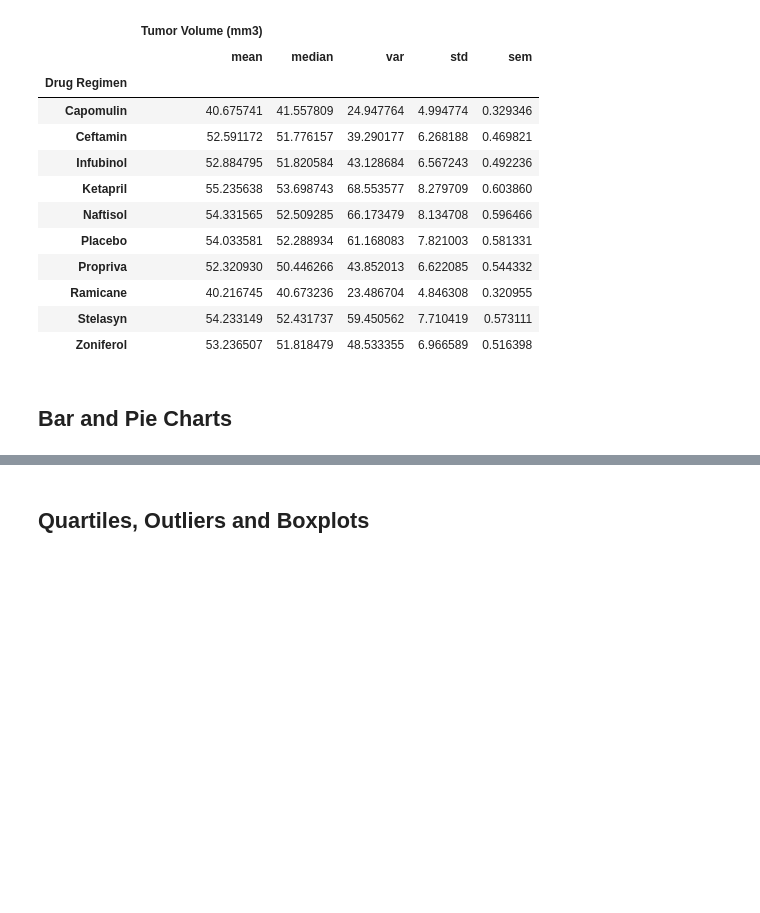
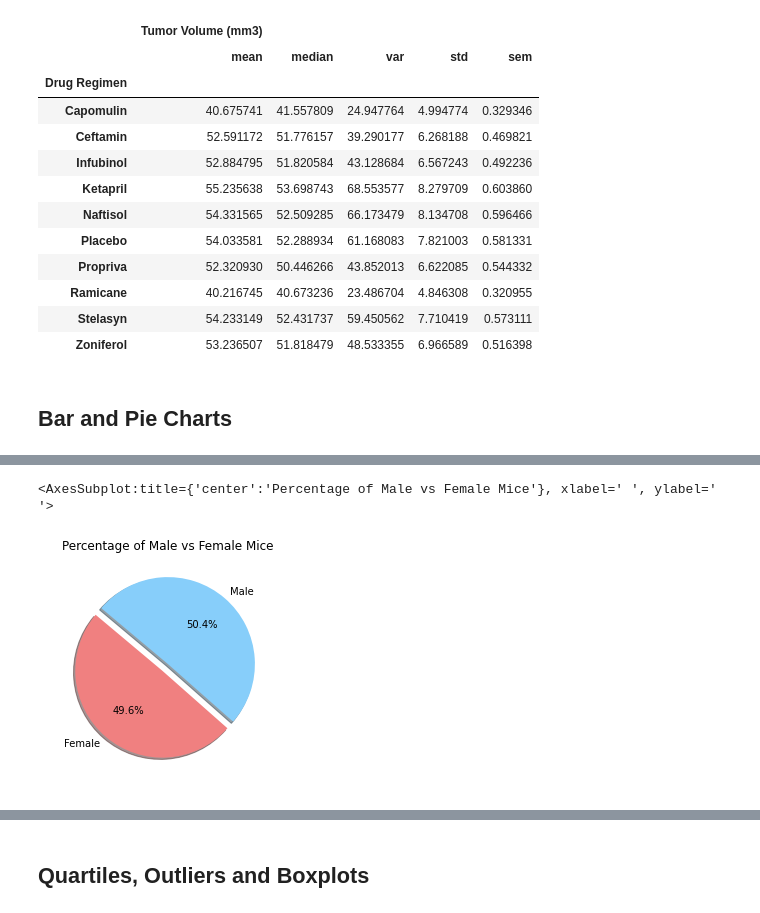
Before and after one commit to verocastillo/matplotlib-challenge, a Jupyter notebook: pymaceuticals_challenge.ipynb, the cells around one changed output, grey strips where cells are left out. Drawn from its saved outputs; the diff is of its cells as text; code cells hidden in the pictures; blank space fills up the shorter version.

```diff
--- a/pymaceuticals_challenge.ipynb
+++ b/pymaceuticals_challenge.ipynb
@@ -186 +186,17 @@ plt.show()
+# %%
+# Generate a pie plot showing the distribution of female versus male mice using pandas
+pie_chart = final_df[['Mouse ID','Sex']]
+pie_chart = pd.DataFrame(pie_chart.drop_duplicates())
+pie_chart = pie_chart.groupby(['Sex'],as_index=True).count()
+pie_chart = pd.DataFrame(pie_chart.rename(columns={"Mouse ID":"Count"}))
+colors = ["lightcoral", "lightskyblue"]
+explode = (0.1, 0)
+pie_final = pie_chart.plot(kind='pie',y="Count",explode=explode,colors=colors,legend=False,autopct="%1.1f%%",
+            title='Percentage of Male vs Female Mice',startangle=140,shadow=True)
+pie_final.set_xlabel(' ')
+pie_final.set_ylabel(' ')
+pie_final
+# %% [output]
+<AxesSubplot:title={'center':'Percentage of Male vs Female Mice'}, xlabel=' ', ylabel=' '>
+[figure, added]
 # %%
```
Also changed, not shown: parts of 4 cells of this notebook.
